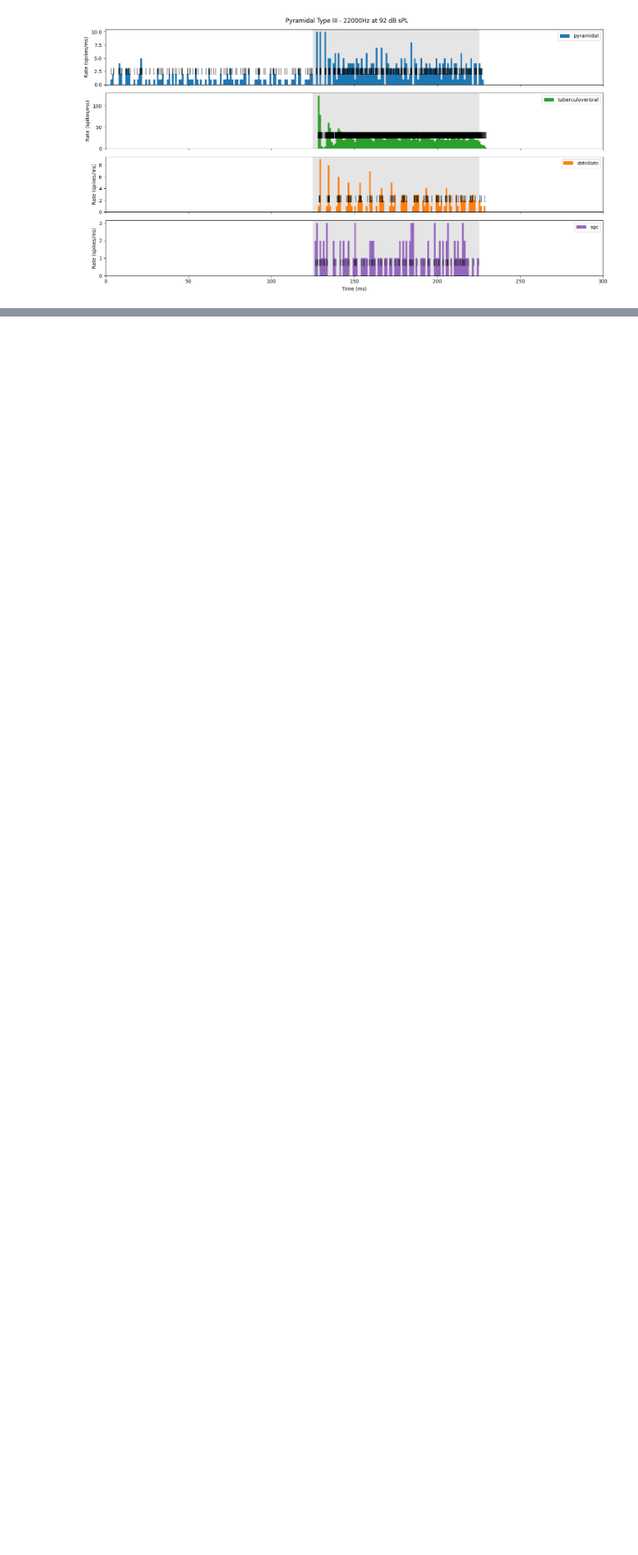
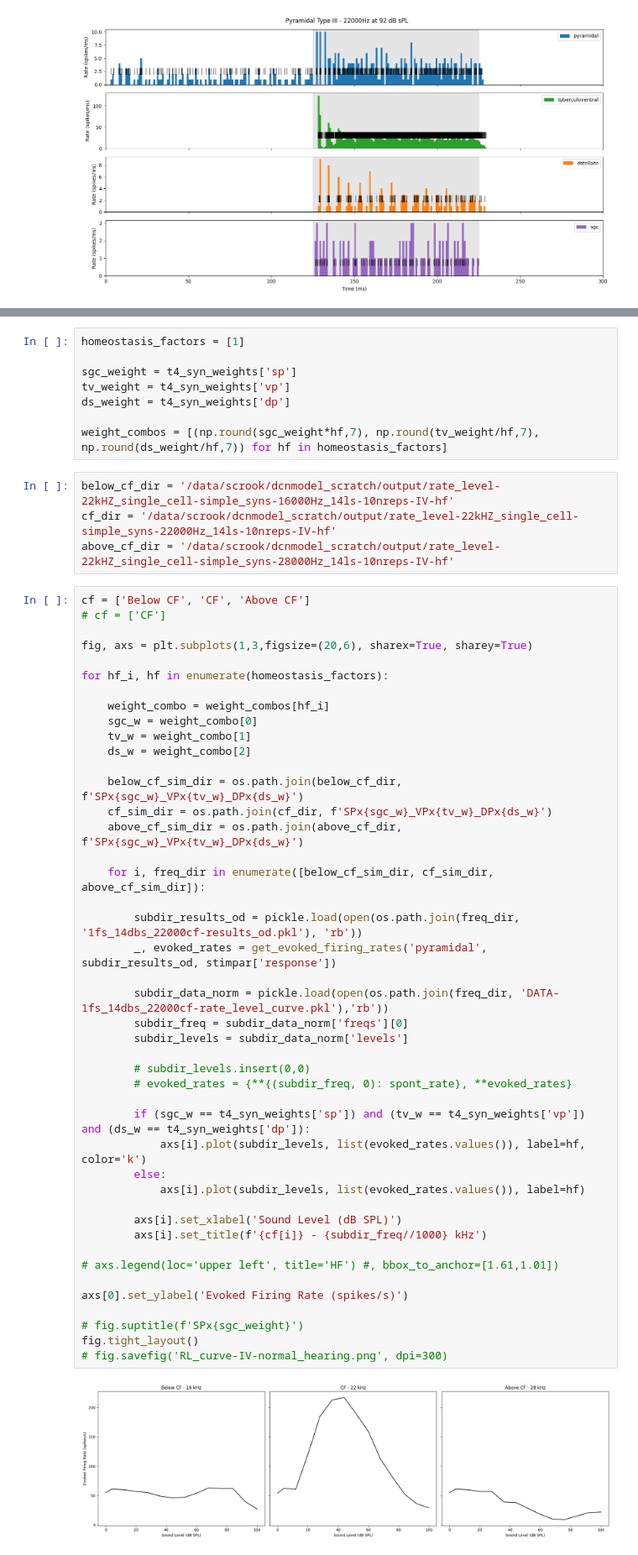
Before and after one commit to kedoxey/DCN_model, a Jupyter notebook: notebooks/SPC_network.ipynb, the cells around one changed output, grey strips where cells are left out. Shown at 84% size. Saved outputs shown, nothing was run; the diff lists cells and outputs as text; blank space fills up the shorter version.

```diff
--- a/notebooks/SPC_network.ipynb
+++ b/notebooks/SPC_network.ipynb
@@ -1123,0 +1148,58 @@ fig.tight_layout()
+# %%
+homeostasis_factors = [1]
+
+sgc_weight = t4_syn_weights['sp']
+tv_weight = t4_syn_weights['vp']
+ds_weight = t4_syn_weights['dp']
+
+weight_combos = [(np.round(sgc_weight*hf,7), np.round(tv_weight/hf,7), np.round(ds_weight/hf,7)) for hf in homeostasis_factors]
+# %%
+below_cf_dir = '/data/scrook/dcnmodel_scratch/output/rate_level-22kHZ_single_cell-simple_syns-16000Hz_14ls-10nreps-IV-hf'
+cf_dir = '/data/scrook/dcnmodel_scratch/output/rate_level-22kHZ_single_cell-simple_syns-22000Hz_14ls-10nreps-IV-hf'
+above_cf_dir = '/data/scrook/dcnmodel_scratch/output/rate_level-22kHZ_single_cell-simple_syns-28000Hz_14ls-10nreps-IV-hf'
+# %%
+cf = ['Below CF', 'CF', 'Above CF']
+# cf = ['CF']
+
+fig, axs = plt.subplots(1,3,figsize=(20,6), sharex=True, sharey=True)
+
+for hf_i, hf in enumerate(homeostasis_factors):
+
+    weight_combo = weight_combos[hf_i]
+    sgc_w = weight_combo[0]
+    tv_w = weight_combo[1]
+    ds_w = weight_combo[2]
+
+    below_cf_sim_dir = os.path.join(below_cf_dir, f'SPx{sgc_w}_VPx{tv_w}_DPx{ds_w}')
+    cf_sim_dir = os.path.join(cf_dir, f'SPx{sgc_w}_VPx{tv_w}_DPx{ds_w}')
+    above_cf_sim_dir = os.path.join(above_cf_dir, f'SPx{sgc_w}_VPx{tv_w}_DPx{ds_w}')
+
+    for i, freq_dir in enumerate([below_cf_sim_dir, cf_sim_dir, above_cf_sim_dir]):
+
+        subdir_results_od = pickle.load(open(os.path.join(freq_dir, '1fs_14dbs_22000cf-results_od.pkl'), 'rb'))
+        _, evoked_rates = get_evoked_firing_rates('pyramidal', subdir_results_od, stimpar['response'])
+
+        subdir_data_norm = pickle.load(open(os.path.join(freq_dir, 'DATA-1fs_14dbs_22000cf-rate_level_curve.pkl'),'rb'))
+        subdir_freq = subdir_data_norm['freqs'][0]
+        subdir_levels = subdir_data_norm['levels']
+
+        # subdir_levels.insert(0,0)
+        # evoked_rates = {**{(subdir_freq, 0): spont_rate}, **evoked_rates}
+
+        if (sgc_w == t4_syn_weights['sp']) and (tv_w == t4_syn_weights['vp']) and (ds_w == t4_syn_weights['dp']):
+            axs[i].plot(subdir_levels, list(evoked_rates.values()), label=hf, color='k')
+        else:
+            axs[i].plot(subdir_levels, list(evoked_rates.values()), label=hf)
+
+        axs[i].set_xlabel('Sound Level (dB SPL)')
+        axs[i].set_title(f'{cf[i]} - {subdir_freq//1000} kHz')
+
+# axs.legend(loc='upper left', title='HF') #, bbox_to_anchor=[1.61,1.01])
+
+axs[0].set_ylabel('Evoked Firing Rate (spikes/s)')
+
+# fig.suptitle(f'SPx{sgc_weight}')
+fig.tight_layout()
+# fig.savefig('RL_curve-IV-normal_hearing.png', dpi=300)
+# %% [output]
+[figure, added]
```
Also changed, not shown: parts of 31 cells of this notebook, 11 other files.
